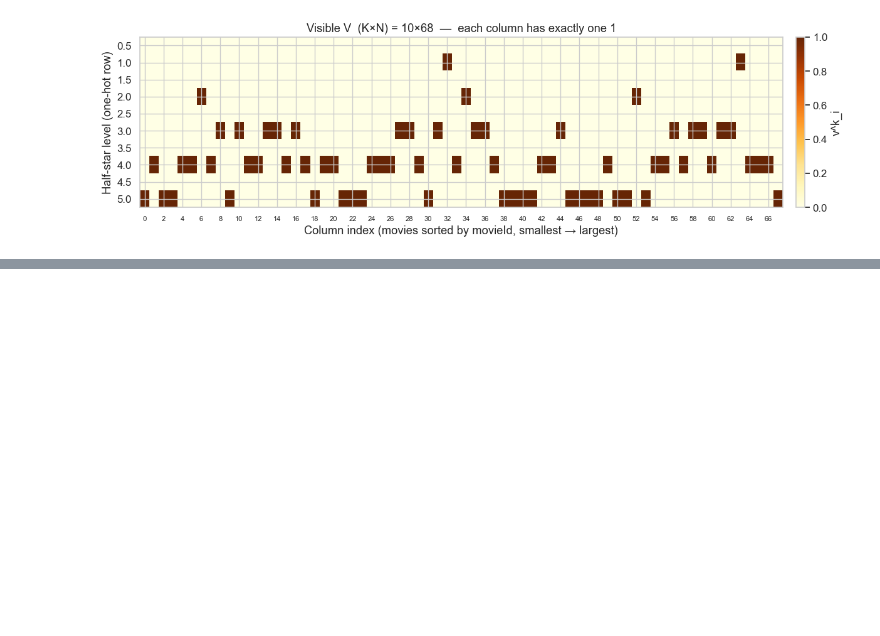
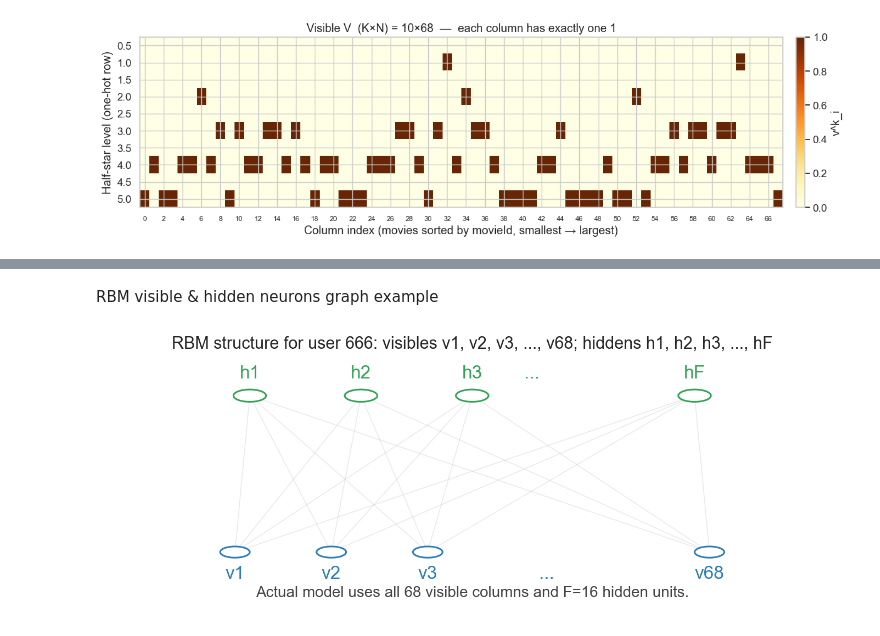
Before and after one commit to yixuan116/MovieLens-with-Restricted-Boltzmann-machine, a Jupyter notebook: notebooks/07_user_profile_analysis.ipynb, the cells around one changed output, grey strips where cells are left out. Saved outputs shown, nothing was run; the diff lists cells and outputs as text; code cells hidden in the pictures; blank space fills up the shorter version.

```diff
--- a/notebooks/07_user_profile_analysis.ipynb
+++ b/notebooks/07_user_profile_analysis.ipynb
@@ -1272,0 +1221,65 @@ plt.show()
+# %% [markdown]
+RBM visible & hidden neurons graph example
+# %%
+import matplotlib.pyplot as plt
+
+# Conceptual view (readable): show indexed endpoints with ellipsis, not all 68 circles.
+N_vis = 68   # fixed by user 666 observed ratings
+F_plot = 16  # current hidden size shown in this figure
+
+fig, ax = plt.subplots(figsize=(14, 5.5))
+ax.set_xlim(0, 1)
+ax.set_ylim(0, 1)
+ax.axis("off")
+
+y_vis, y_hid = 0.22, 0.78
+
+# Pull endpoints toward center to remove excessive blank space
+xv = [0.18, 0.31, 0.44, 0.82]   # v1, v2, v3, v68
+xh = [0.20, 0.35, 0.50, 0.80]   # h1, h2, h3, hF
+
+# Bigger circles and text for readability
+r_vis, r_hid = 0.020, 0.022
+
+# Light conceptual connections among shown nodes
+for x1 in xv:
+    for x2 in xh:
+        ax.plot([x1, x2], [y_vis, y_hid], color="#b8b8b8", alpha=0.30, lw=1.1, zorder=1)
+
+v_labels = ["v1", "v2", "v3", f"v{N_vis}"]
+h_labels = ["h1", "h2", "h3", "hF"]
+
+# Draw visible shown nodes + labels
+for x, lab in zip(xv, v_labels):
+    ax.add_patch(plt.Circle((x, y_vis), r_vis, facecolor="white", edgecolor="#2c7fb8", lw=2.2, zorder=3))
+    ax.text(x, y_vis - 0.048, lab, ha="center", va="top", fontsize=24, color="#2c7fb8")
+
+# Draw hidden shown nodes + labels
+for x, lab in zip(xh, h_labels):
+    ax.add_patch(plt.Circle((x, y_hid), r_hid, facecolor="white", edgecolor="#31a354", lw=2.2, zorder=3))
+    ax.text(x, y_hid + 0.048, lab, ha="center", va="bottom", fontsize=24, color="#31a354")
+
+# Ellipsis markers closer to node groups
+ax.text(0.60, y_vis - 0.048, "...", ha="center", va="top", fontsize=24, color="#2c7fb8")
+ax.text(0.58, y_hid + 0.048, "...", ha="center", va="bottom", fontsize=24, color="#31a354")
+
+ax.text(
+    0.5,
+    0.95,
+    f"RBM structure for user 666: visibles v1, v2, v3, ..., v{N_vis}; hiddens h1, h2, h3, ..., hF",
+    ha="center",
+    fontsize=22,
+)
+ax.text(
+    0.5,
+    0.06,
+    f"Actual model uses all {N_vis} visible columns and F={F_plot} hidden units.",
+    ha="center",
+    fontsize=20,
+    color="#444444",
+)
+
+plt.tight_layout()
+plt.show()
+# %% [output]
+[figure, added]
```
Also changed, not shown: parts of 9 cells of this notebook, 1 other file.
